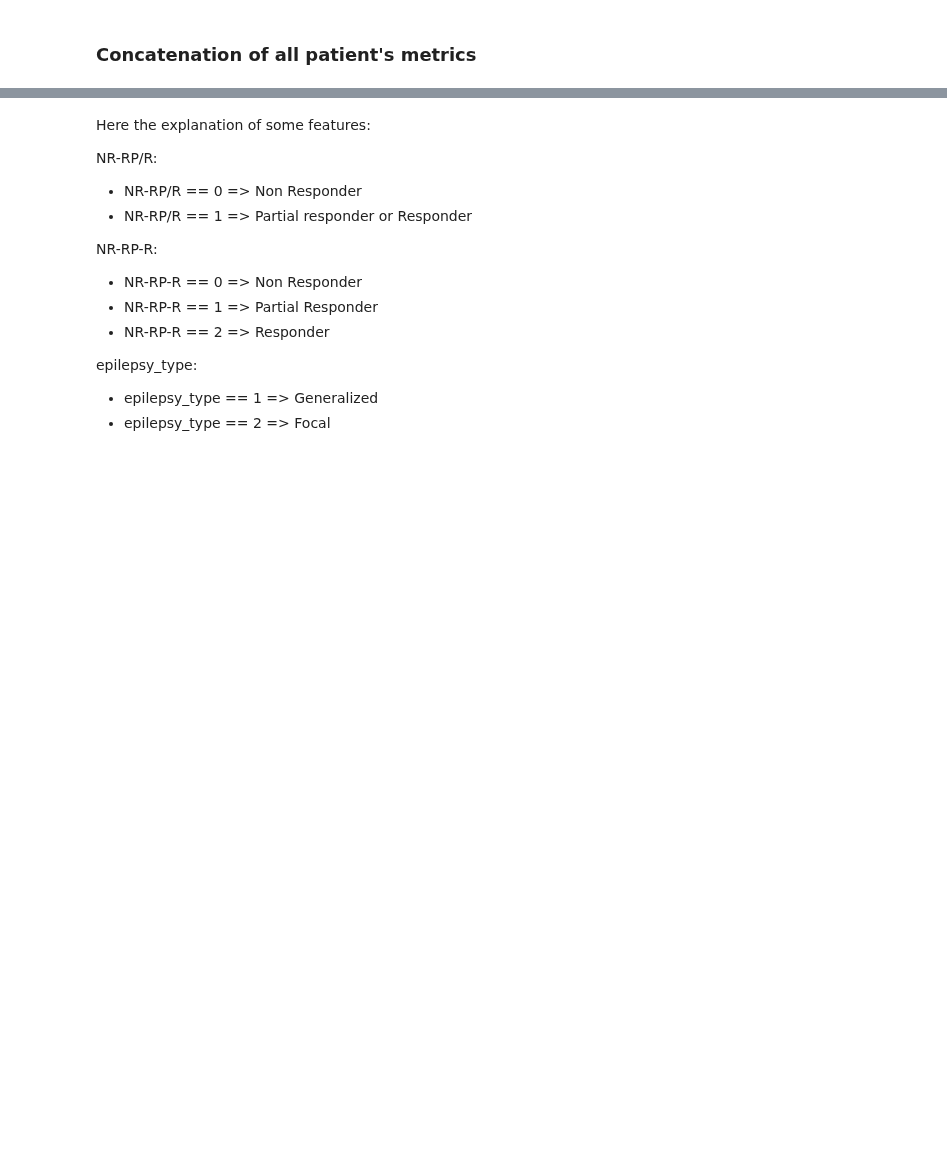
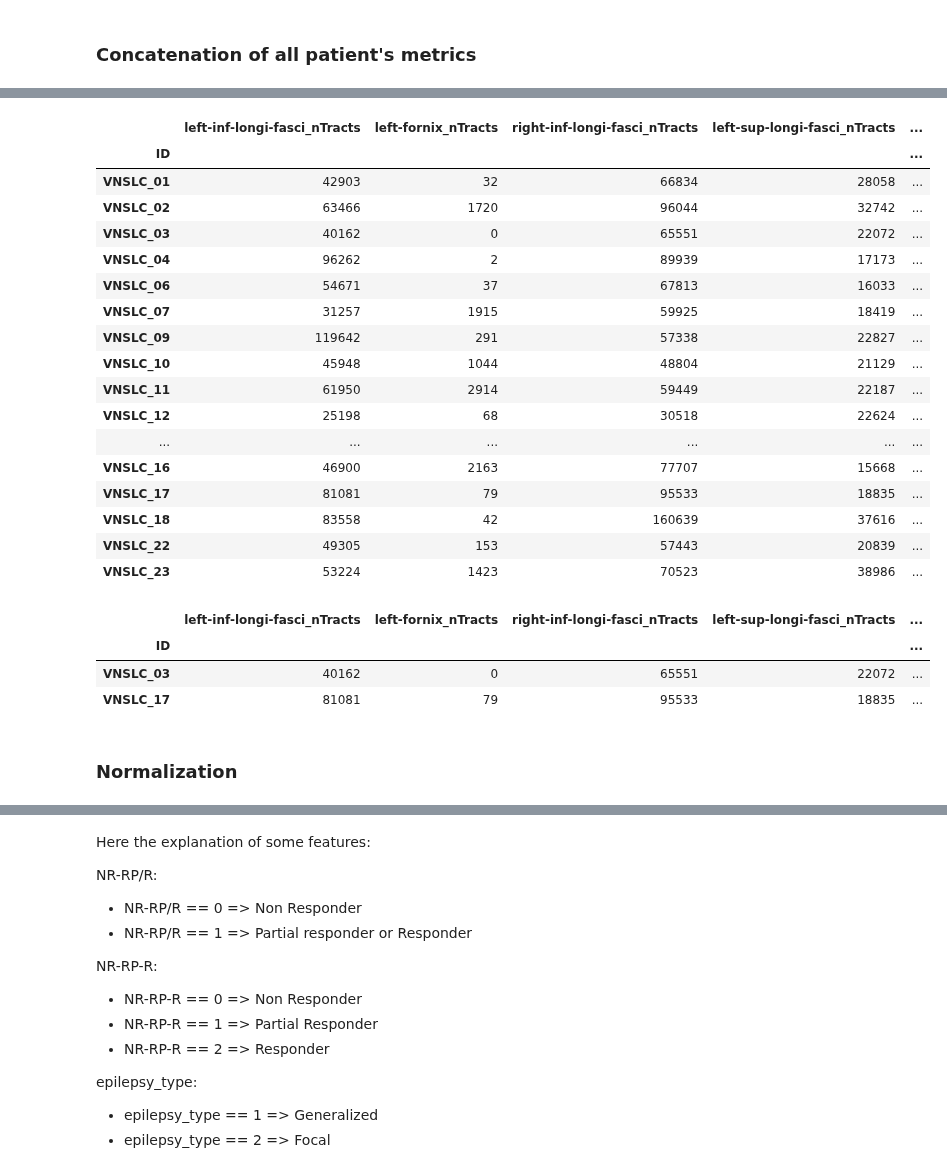
Before and after one commit to PiLAB-Medical-Imaging/TFE23-740_Epilepsy, a Jupyter notebook: src/analysis.ipynb, the cells around one changed output, grey strips where cells are left out. Cells and saved outputs as stored; diff of their text form; code cells hidden in the pictures; blank space fills up the shorter version.

```diff
--- a/src/analysis.ipynb
+++ b/src/analysis.ipynb
@@ -58,0 +86,33 @@ AssertionError:
+# %%
+nTract_col_name = df.columns.str.extractall(r'(^.*_nTracts$)')[0]
+df_nTracts = df[nTract_col_name]
+df_nTracts
+# %% [output]
+|  | left-inf-longi-fasci_nTracts | left-fornix_nTracts | right-inf-longi-fasci_nTracts | left-sup-longi-fasci_nTracts | ... |
+| ID |  |  |  |  | ... |
+| VNSLC_01 | 42903 | 32 | 66834 | 28058 | ... |
+| VNSLC_02 | 63466 | 1720 | 96044 | 32742 | ... |
+| VNSLC_03 | 40162 | 0 | 65551 | 22072 | ... |
+| VNSLC_04 | 96262 | 2 | 89939 | 17173 | ... |
+| VNSLC_06 | 54671 | 37 | 67813 | 16033 | ... |
+| VNSLC_07 | 31257 | 1915 | 59925 | 18419 | ... |
+| VNSLC_09 | 119642 | 291 | 57338 | 22827 | ... |
+| VNSLC_10 | 45948 | 1044 | 48804 | 21129 | ... |
+| VNSLC_11 | 61950 | 2914 | 59449 | 22187 | ... |
+| VNSLC_12 | 25198 | 68 | 30518 | 22624 | ... |
+| ... | ... | ... | ... | ... | ... |
+| VNSLC_16 | 46900 | 2163 | 77707 | 15668 | ... |
+| VNSLC_17 | 81081 | 79 | 95533 | 18835 | ... |
+| VNSLC_18 | 83558 | 42 | 160639 | 37616 | ... |
+| VNSLC_22 | 49305 | 153 | 57443 | 20839 | ... |
+| VNSLC_23 | 53224 | 1423 | 70523 | 38986 | ... |
+# %%
+missingTracts4subject = (df_nTracts == 0).sum(axis=1) # number of missing ROI tracts for subject
+df_nTracts[missingTracts4subject != 0]
+# %% [output]
+|  | left-inf-longi-fasci_nTracts | left-fornix_nTracts | right-inf-longi-fasci_nTracts | left-sup-longi-fasci_nTracts | ... |
+| ID |  |  |  |  | ... |
+| VNSLC_03 | 40162 | 0 | 65551 | 22072 | ... |
+| VNSLC_17 | 81081 | 79 | 95533 | 18835 | ... |
+# %% [markdown]
+### Normalization
```
Also changed, not shown: parts of 15 cells of this notebook, 4 other files.
